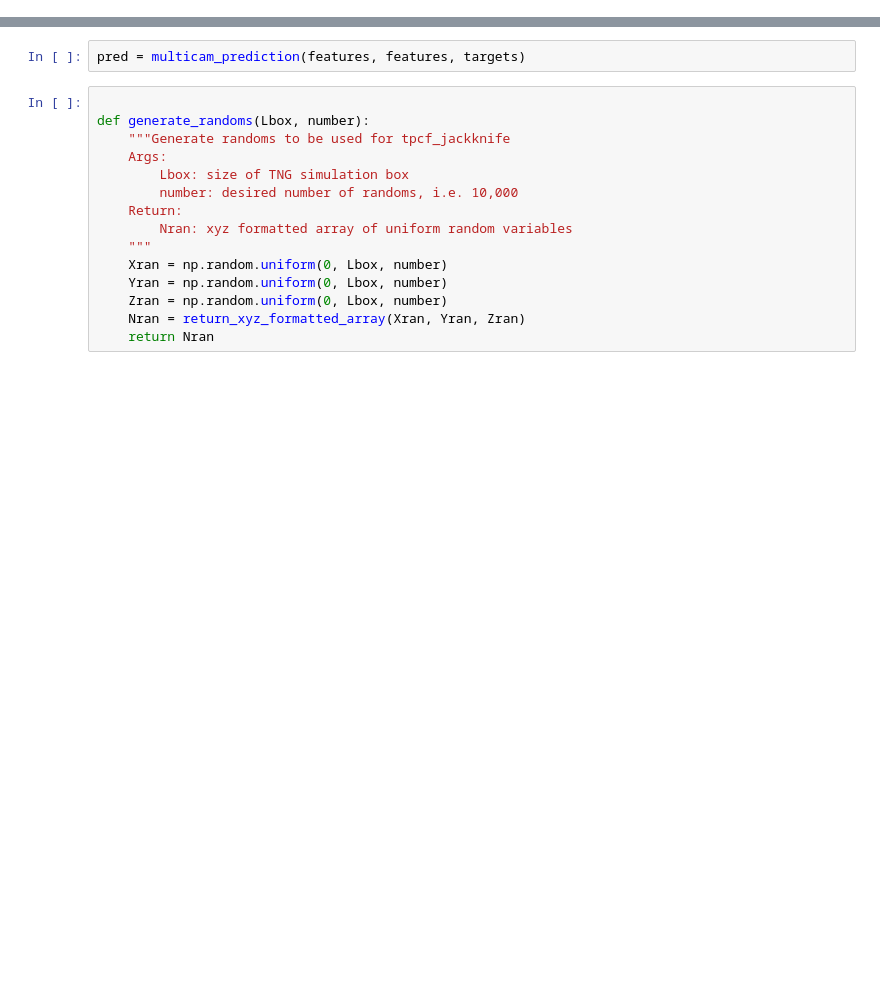
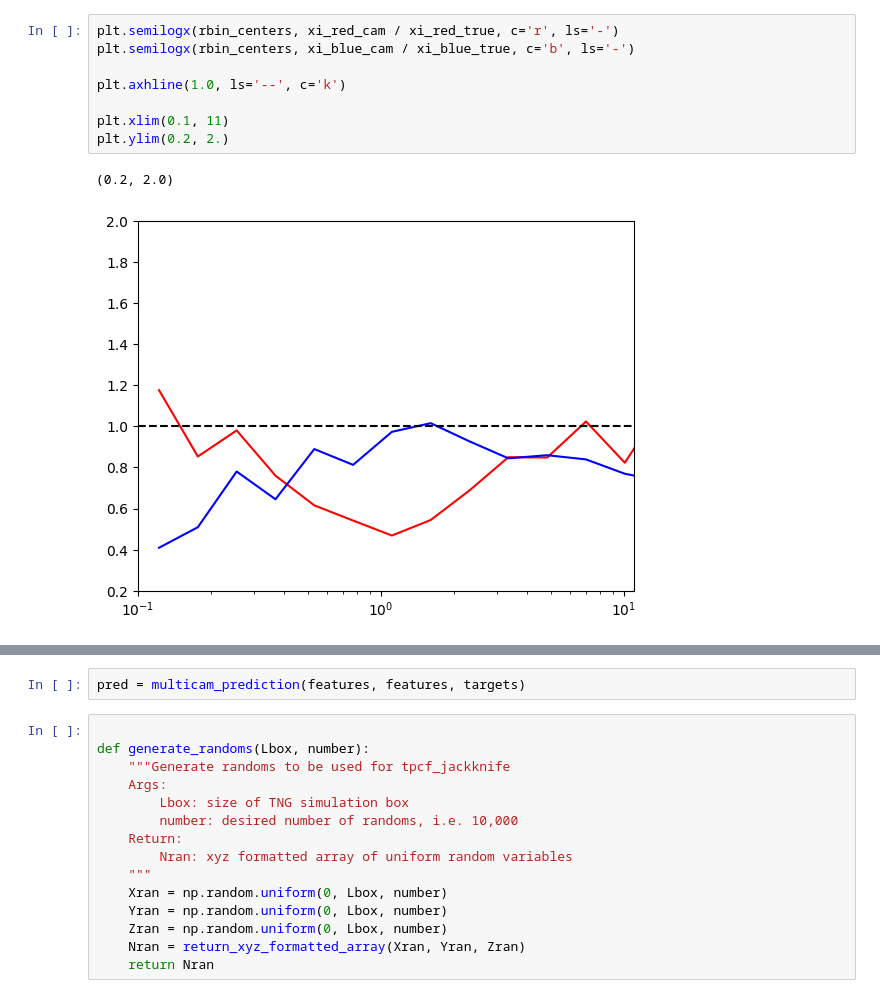
Before and after one commit to ismael-mendoza/multicam-tng-mah, a Jupyter notebook: notebooks/current/multicam_sham_hydro_a12_noscatter.ipynb, the cells around one changed output, grey strips where cells are left out. Saved outputs shown, nothing was run; the diff lists cells and outputs as text; blank space fills up the shorter version.

```diff
--- a/notebooks/current/multicam_sham_hydro_a12_noscatter.ipynb
+++ b/notebooks/current/multicam_sham_hydro_a12_noscatter.ipynb
@@ -73,3 +184,14 @@ len(hydro_mstar_cut), len(hydro_mstar_pred)
+# %%
+plt.semilogx(rbin_centers, xi_red_cam / xi_red_true, c='r', ls='-')
+plt.semilogx(rbin_centers, xi_blue_cam / xi_blue_true, c='b', ls='-')
+
+plt.axhline(1.0, ls='--', c='k')
+
+plt.xlim(0.1, 11)
+plt.ylim(0.2, 2.)
+# %% [output]
+(0.2, 2.0)
+[figure, added]
 # %%
 
 # -----------------------------
```
Also changed, not shown: parts of 21 cells of this notebook.
